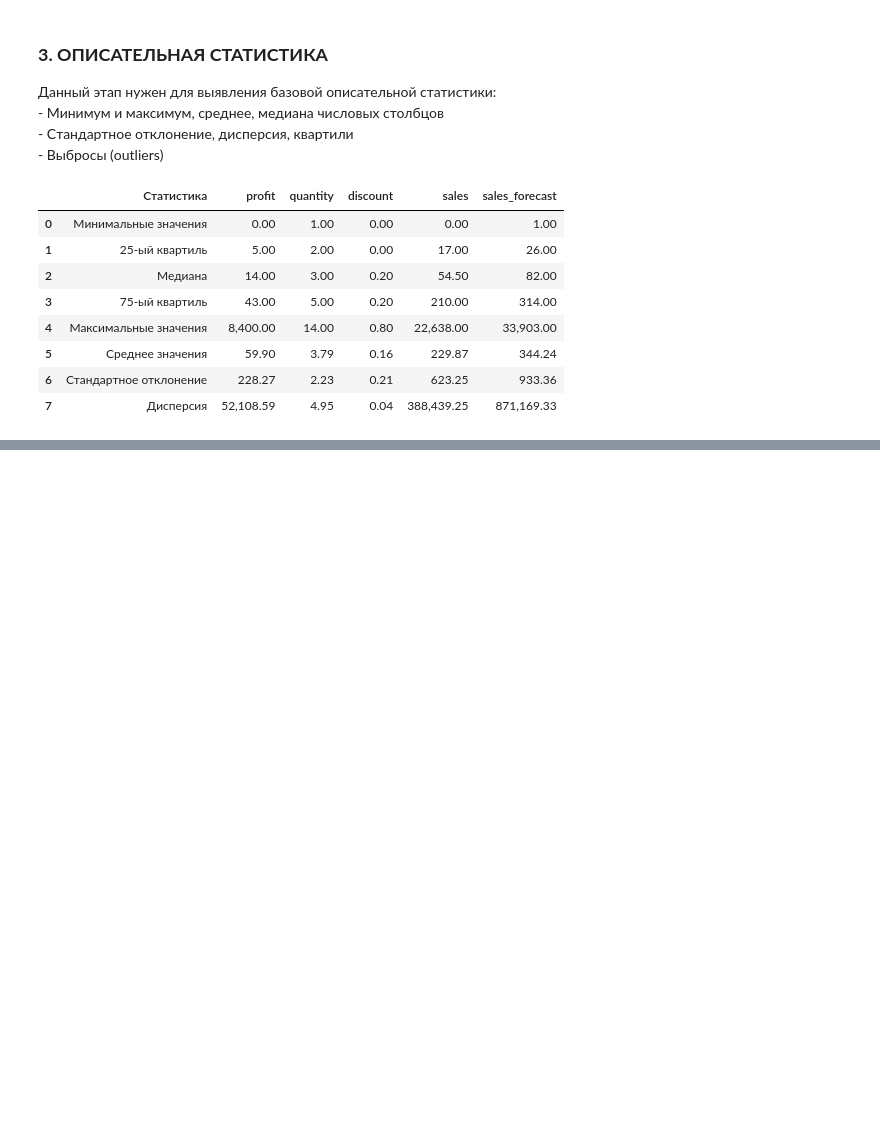
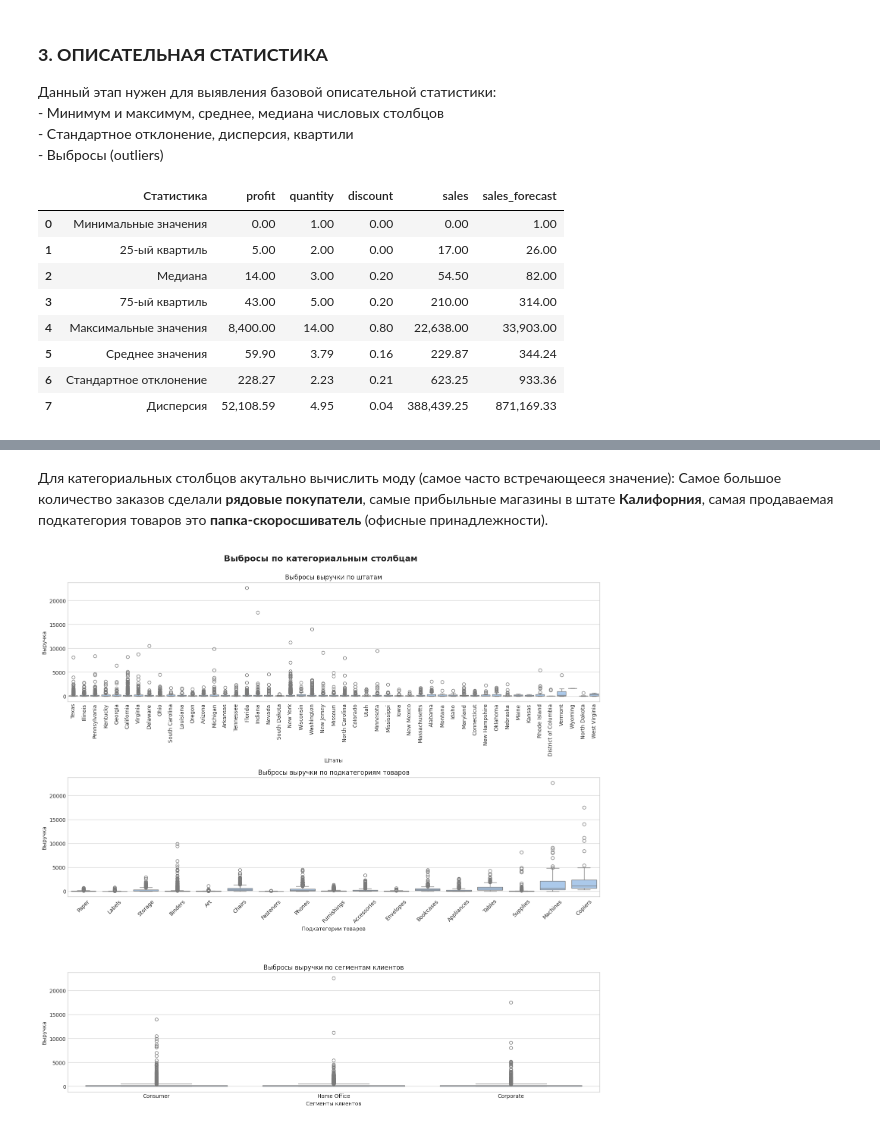
Before and after one commit to sultan9b/Sample-Superstore-Analysis, a Jupyter notebook: notebooks/02_eda_analysis.ipynb, the cells around one changed output, grey strips where cells are left out. Drawn from its saved outputs; the diff is of its cells as text; code cells hidden in the pictures; blank space fills up the shorter version.

```diff
--- a/notebooks/02_eda_analysis.ipynb
+++ b/notebooks/02_eda_analysis.ipynb
@@ -293,0 +372,28 @@ plt.show()
+# %% [markdown]
+Для категориальных столбцов акутально вычислить моду (самое часто встречающееся значение): Самое большое количество заказов сделали <b>рядовые покупатели</b>, самые прибыльные магазины в штате <b>Калифорния</b>, самая продаваемая подкатегория товаров это <b>папка-скоросшиватель</b> (офисные принадлежности).<br>
+# %%
+# Выбросы по категориальным столбцам
+fig, axes = plt.subplots(3, 1, figsize=(15, 15))
+fig.suptitle('Выбросы по категориальным столбцам', fontsize=16, fontweight='bold')
+
+sns.boxplot(df, x=df.state, y=df.sales, color='#a1c9f4', ax=axes[0])
+axes[0].tick_params(axis='x', rotation=90)
+axes[0].set_xlabel('Штаты')
+axes[0].set_ylabel('Выручка')
+axes[0].set_title('Выбросы выручки по штатам', fontsize=12)
+
+sns.boxplot(df, x=df.sub_category, y=df.sales, color='#a1c9f4', ax=axes[1])
+axes[1].tick_params(axis='x', rotation=45)
+axes[1].set_xlabel('Подкатегории товаров')
+axes[1].set_ylabel('Выручка')
+axes[1].set_title('Выбросы выручки по подкатегориям товаров', fontsize=12)
+
+sns.boxplot(df, x=df.segment, y=df.sales, color='#a1c9f4', ax=axes[2])
+axes[2].set_xlabel('Сегменты клиентов')
+axes[2].set_ylabel('Выручка')
+axes[2].set_title('Выбросы выручки по сегментам клиентов', fontsize=12)
+
+plt.tight_layout(rect=[0, 0, 1, 0.98])
+plt.show()
+# %% [output]
+[figure, added]
```
Also changed, not shown: parts of 13 cells of this notebook.
